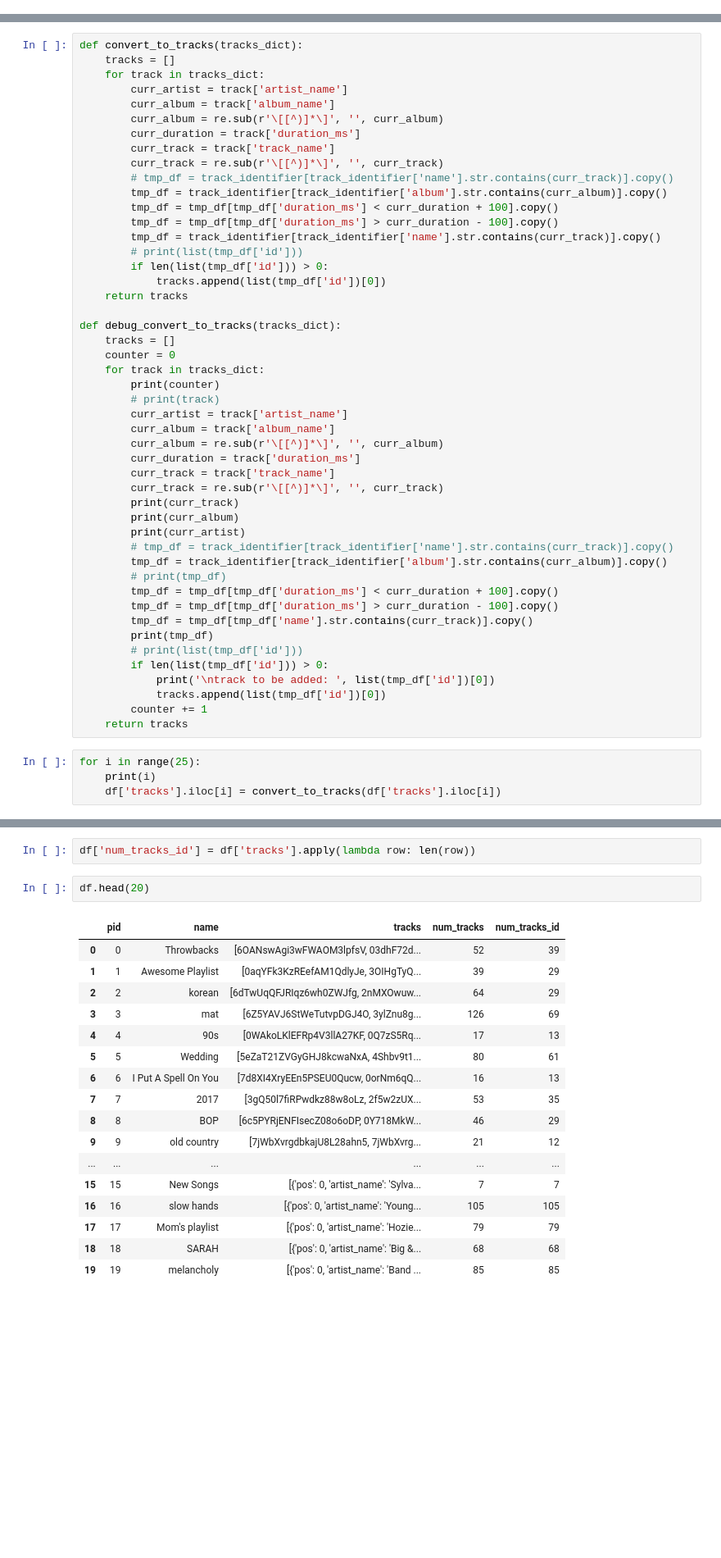
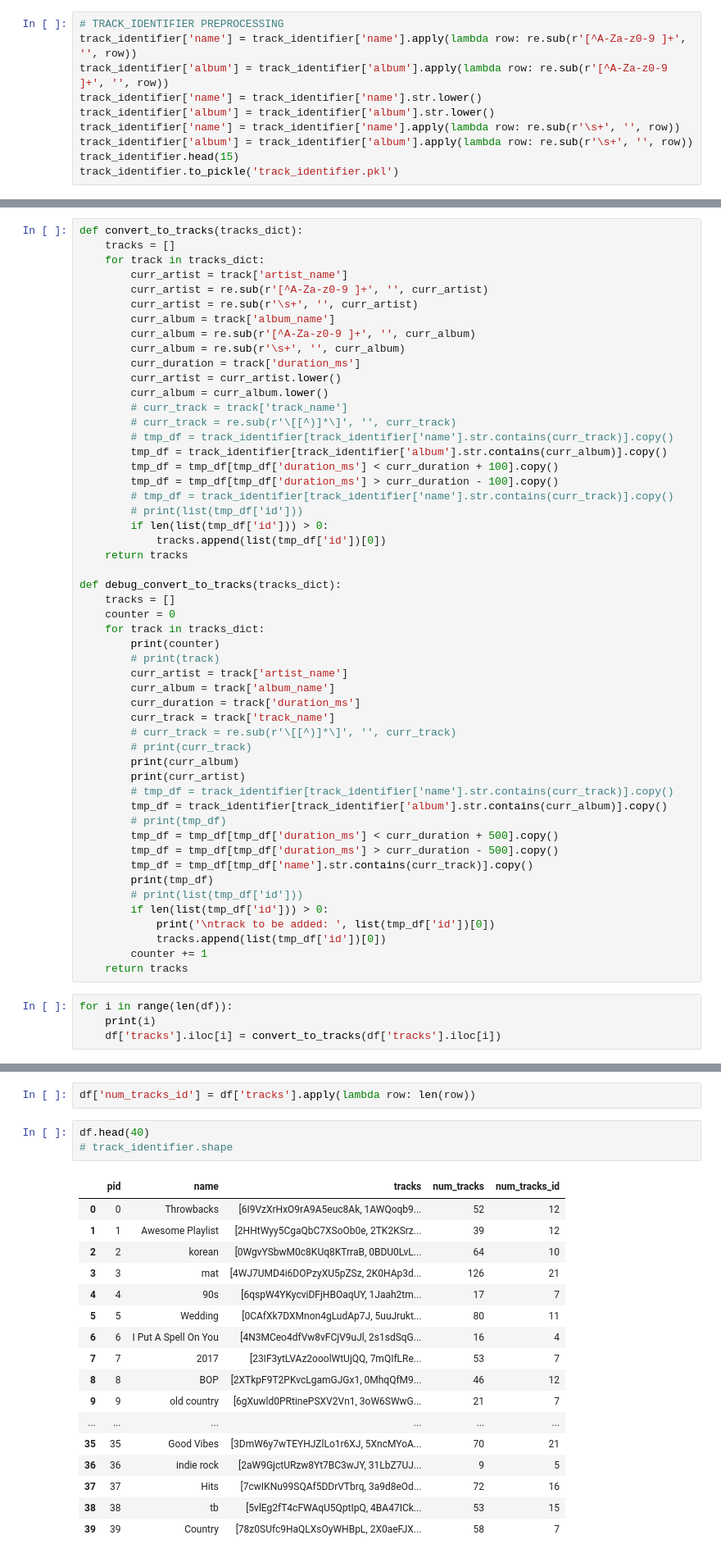
Before and after one commit to nathanstefanik/playlist-recommender, a Jupyter notebook: joining_dataframes.ipynb, the cells around one changed output, grey strips where cells are left out. Shown at 82% size. Saved outputs shown, nothing was run; the diff lists cells and outputs as text; blank space fills up the shorter version.

```diff
--- a/joining_dataframes.ipynb
+++ b/joining_dataframes.ipynb
@@ -11,3 +32,13 @@ track_identifier.head(10)
+# %%
+# TRACK_IDENTIFIER PREPROCESSING
+track_identifier['name'] = track_identifier['name'].apply(lambda row: re.sub(r'[^A-Za-z0-9 ]+', '', row))
+track_identifier['album'] = track_identifier['album'].apply(lambda row: re.sub(r'[^A-Za-z0-9 ]+', '', row))
+track_identifier['name'] = track_identifier['name'].str.lower()
+track_identifier['album'] = track_identifier['album'].str.lower()
+track_identifier['name'] = track_identifier['name'].apply(lambda row: re.sub(r'\s+', '', row))
+track_identifier['album'] = track_identifier['album'].apply(lambda row: re.sub(r'\s+', '', row))
+track_identifier.head(15)
+track_identifier.to_pickle('track_identifier.pkl')
 # %%
 # playlist = pd.read_json('spotify_million_playlist_dataset/data/mpd.slice.0-999.json')
 import json
@@ -47,16 +67,21 @@ def convert_to_tracks(tracks_dict):
     tracks = []
     for track in tracks_dict:
         curr_artist = track['artist_name']
+        curr_artist = re.sub(r'[^A-Za-z0-9 ]+', '', curr_artist)
+        curr_artist = re.sub(r'\s+', '', curr_artist)
         curr_album = track['album_name']
-        curr_album = re.sub(r'\[[^)]*\]', '', curr_album)
+        curr_album = re.sub(r'[^A-Za-z0-9 ]+', '', curr_album)
+        curr_album = re.sub(r'\s+', '', curr_album)
         curr_duration = track['duration_ms']
-        curr_track = track['track_name']
-        curr_track = re.sub(r'\[[^)]*\]', '', curr_track)
+        curr_artist = curr_artist.lower()
+        curr_album = curr_album.lower()
+        # curr_track = track['track_name']
+        # curr_track = re.sub(r'\[[^)]*\]', '', curr_track)
         # tmp_df = track_identifier[track_identifier['name'].str.contains(curr_track)].copy()
         tmp_df = track_identifier[track_identifier['album'].str.contains(curr_album)].copy()
         tmp_df = tmp_df[tmp_df['duration_ms'] < curr_duration + 100].copy()
         tmp_df = tmp_df[tmp_df['duration_ms'] > curr_duration - 100].copy()
-        tmp_df = track_identifier[track_identifier['name'].str.contains(curr_track)].copy()
+        # tmp_df = track_identifier[track_identifier['name'].str.contains(curr_track)].copy()
         # print(list(tmp_df['id']))
         if len(list(tmp_df['id'])) > 0:
             tracks.append(list(tmp_df['id'])[0])
@@ -70,18 +95,17 @@ def debug_convert_to_tracks(tracks_dict):
         # print(track)
         curr_artist = track['artist_name']
         curr_album = track['album_name']
-        curr_album = re.sub(r'\[[^)]*\]', '', curr_album)
         curr_duration = track['duration_ms']
         curr_track = track['track_name']
-        curr_track = re.sub(r'\[[^)]*\]', '', curr_track)
-        print(curr_track)
+        # curr_track = re.sub(r'\[[^)]*\]', '', curr_track)
+        # print(curr_track)
         print(curr_album)
         print(curr_artist)
         # tmp_df = track_identifier[track_identifier['name'].str.contains(curr_track)].copy()
         tmp_df = track_identifier[track_identifier['album'].str.contains(curr_album)].copy()
         # print(tmp_df)
-        tmp_df = tmp_df[tmp_df['duration_ms'] < curr_duration + 100].copy()
-        tmp_df = tmp_df[tmp_df['duration_ms'] > curr_duration - 100].copy()
+        tmp_df = tmp_df[tmp_df['duration_ms'] < curr_duration + 500].copy()
+        tmp_df = tmp_df[tmp_df['duration_ms'] > curr_duration - 500].copy()
         tmp_df = tmp_df[tmp_df['name'].str.contains(curr_track)].copy()
         print(tmp_df)
         # print(list(tmp_df['id']))
@@ -91,7 +115,7 @@ def debug_convert_to_tracks(tracks_dict):
         counter += 1
     return tracks
 # %%
-for i in range(25):
+for i in range(len(df)):
     print(i)
     df['tracks'].iloc[i] = convert_to_tracks(df['tracks'].iloc[i])
 # %% [output]
@@ -114,22 +146,23 @@ error: multiple repeat at position 19
 # %%
 df['num_tracks_id'] = df['tracks'].apply(lambda row: len(row))
 # %%
-df.head(20)
+df.head(40)
+# track_identifier.shape
 # %% [output]
 |  | pid | name | tracks | num_tracks | num_tracks_id |
-| 0 | 0 | Throwbacks | [6OANswAgi3wFWAOM3lpfsV, 03dhF72d... | 52 | 39 |
-| 1 | 1 | Awesome Playlist | [0aqYFk3KzREefAM1QdlyJe, 3OIHgTyQ... | 39 | 29 |
-| 2 | 2 | korean | [6dTwUqQFJRIqz6wh0ZWJfg, 2nMXOwuw... | 64 | 29 |
-| 3 | 3 | mat | [6Z5YAVJ6StWeTutvpDGJ4O, 3ylZnu8g... | 126 | 69 |
-| 4 | 4 | 90s | [0WAkoLKlEFRp4V3llA27KF, 0Q7zS5Rq... | 17 | 13 |
-| 5 | 5 | Wedding | [5eZaT21ZVGyGHJ8kcwaNxA, 4Shbv9t1... | 80 | 61 |
-| 6 | 6 | I Put A Spell On You | [7d8XI4XryEEn5PSEU0Qucw, 0orNm6qQ... | 16 | 13 |
-| 7 | 7 | 2017 | [3gQ50l7fiRPwdkz88w8oLz, 2f5w2zUX... | 53 | 35 |
-| 8 | 8 | BOP | [6c5PYRjENFIsecZ08o6oDP, 0Y718MkW... | 46 | 29 |
-| 9 | 9 | old country | [7jWbXvrgdbkajU8L28ahn5, 7jWbXvrg... | 21 | 12 |
+| 0 | 0 | Throwbacks | [6I9VzXrHxO9rA9A5euc8Ak, 1AWQoqb9... | 52 | 12 |
+| 1 | 1 | Awesome Playlist | [2HHtWyy5CgaQbC7XSoOb0e, 2TK2KSrz... | 39 | 12 |
+| 2 | 2 | korean | [0WgvYSbwM0c8KUq8KTrraB, 0BDU0LvL... | 64 | 10 |
+| 3 | 3 | mat | [4WJ7UMD4i6DOPzyXU5pZSz, 2K0HAp3d... | 126 | 21 |
+| 4 | 4 | 90s | [6qspW4YKycviDFjHBOaqUY, 1Jaah2tm... | 17 | 7 |
+| 5 | 5 | Wedding | [0CAfXk7DXMnon4gLudAp7J, 5uuJrukt... | 80 | 11 |
+| 6 | 6 | I Put A Spell On You | [4N3MCeo4dfVw8vFCjV9uJl, 2s1sdSqG... | 16 | 4 |
+| 7 | 7 | 2017 | [23IF3ytLVAz2ooolWtUjQQ, 7mQIfLRe... | 53 | 7 |
+| 8 | 8 | BOP | [2XTkpF9T2PKvcLgamGJGx1, 0MhqQfM9... | 46 | 12 |
+| 9 | 9 | old country | [6gXuwld0PRtinePSXV2Vn1, 3oW6SWwG... | 21 | 7 |
 | ... | ... | ... | ... | ... | ... |
-| 15 | 15 | New Songs | [{'pos': 0, 'artist_name': 'Sylva... | 7 | 7 |
-| 16 | 16 | slow hands | [{'pos': 0, 'artist_name': 'Young... | 105 | 105 |
-| 17 | 17 | Mom's playlist | [{'pos': 0, 'artist_name': 'Hozie... | 79 | 79 |
-| 18 | 18 | SARAH | [{'pos': 0, 'artist_name': 'Big &... | 68 | 68 |
-| 19 | 19 | melancholy | [{'pos': 0, 'artist_name': 'Band ... | 85 | 85 |
+| 35 | 35 | Good Vibes | [3DmW6y7wTEYHJZlLo1r6XJ, 5XncMYoA... | 70 | 21 |
+| 36 | 36 | indie rock | [2aW9GjctURzw8Yt7BC3wJY, 31LbZ7UJ... | 9 | 5 |
+| 37 | 37 | Hits | [7cwIKNu99SQAf5DDrVTbrq, 3a9d8eOd... | 72 | 16 |
+| 38 | 38 | tb | [5vlEg2fT4cFWAqU5QptIpQ, 4BA47ICk... | 53 | 15 |
+| 39 | 39 | Country | [78z0SUfc9HaQLXsOyWHBpL, 2X0aeFJX... | 58 | 7 |
```
Also changed, not shown: parts of 10 cells of this notebook, 19 other files.
